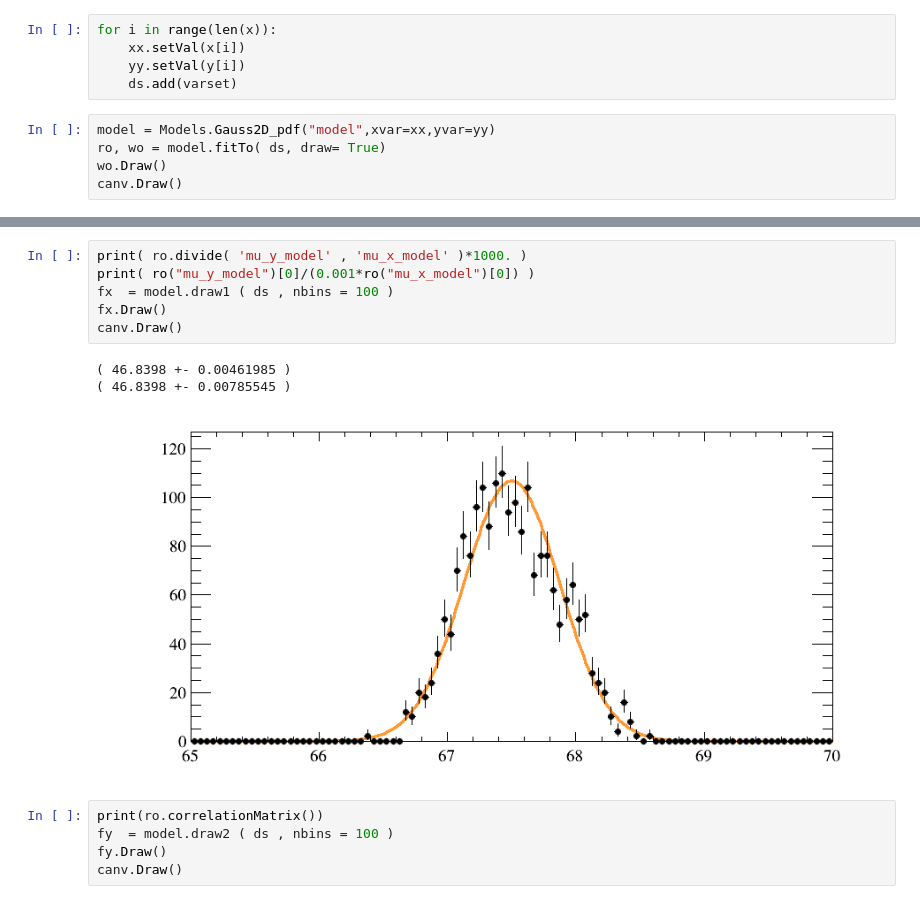
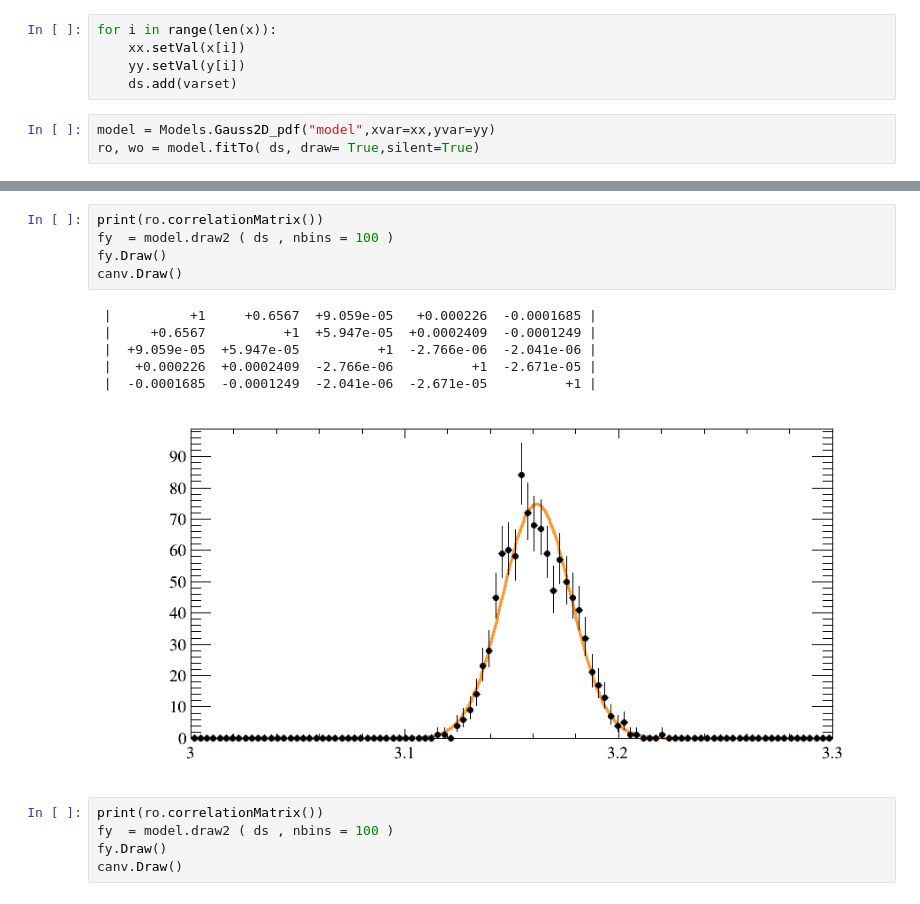
Before and after one commit to aleksha/preamp-calib, a Jupyter notebook: stat/TwoDFit.ipynb, the cells around one changed output, grey strips where cells are left out. Cells and saved outputs as stored; diff of their text form.

```diff
--- a/stat/TwoDFit.ipynb
+++ b/stat/TwoDFit.ipynb
@@ -121,7 +121,5 @@ for i in range(len(x)):
     ds.add(varset)
 # %%
 model = Models.Gauss2D_pdf("model",xvar=xx,yvar=yy)
-ro, wo = model.fitTo( ds, draw= True)
-wo.Draw()
-canv.Draw()
+ro, wo = model.fitTo( ds, draw= True,silent=True)
 # %% [output]
@@ -201,13 +155,15 @@ class RooFitResult(TNamed, RooPrintable, RooDirItem)
 # %%
-print( ro.divide( 'mu_y_model' , 'mu_x_model' )*1000. )
-print( ro("mu_y_model")[0]/(0.001*ro("mu_x_model")[0]) )
-fx  = model.draw1 ( ds , nbins = 100 )
-fx.Draw()
+print(ro.correlationMatrix())
+fy  = model.draw2 ( ds , nbins = 100 )
+fy.Draw()
 canv.Draw()
 # %% [output]
-( 46.8398 +- 0.00461985 )
-( 46.8398 +- 0.00785545 )
+ |          +1     +0.6567  +9.059e-05   +0.000226  -0.0001685 |
+ |     +0.6567          +1  +5.947e-05  +0.0002409  -0.0001249 |
+ |  +9.059e-05  +5.947e-05          +1  -2.766e-06  -2.041e-06 |
+ |   +0.000226  +0.0002409  -2.766e-06          +1  -2.671e-05 |
+ |  -0.0001685  -0.0001249  -2.041e-06  -2.671e-05          +1 |
-[figure, old version]
+[figure, new version]
 # %%
 print(ro.correlationMatrix())
 fy  = model.draw2 ( ds , nbins = 100 )
```
Also changed, not shown: parts of 7 cells of this notebook.
